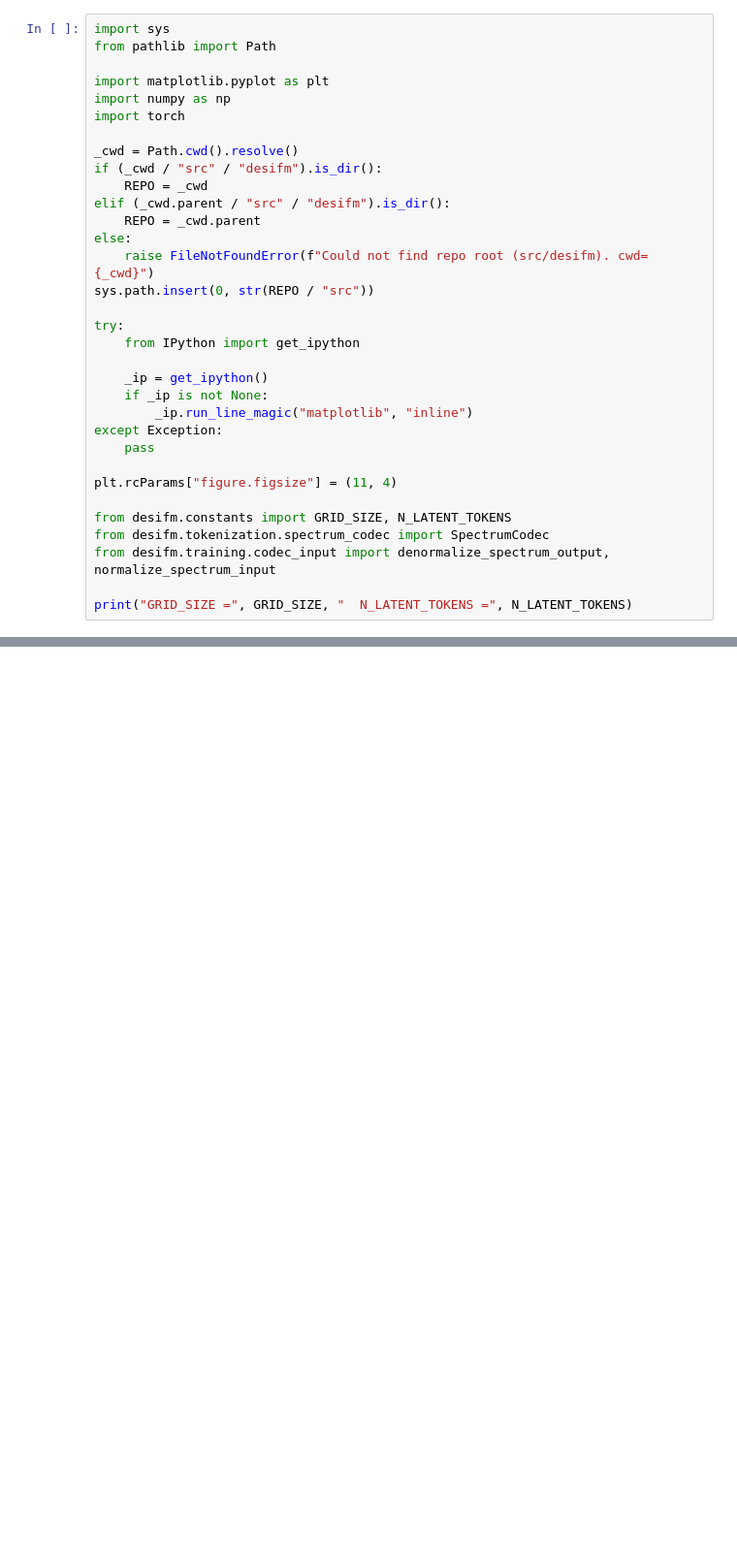
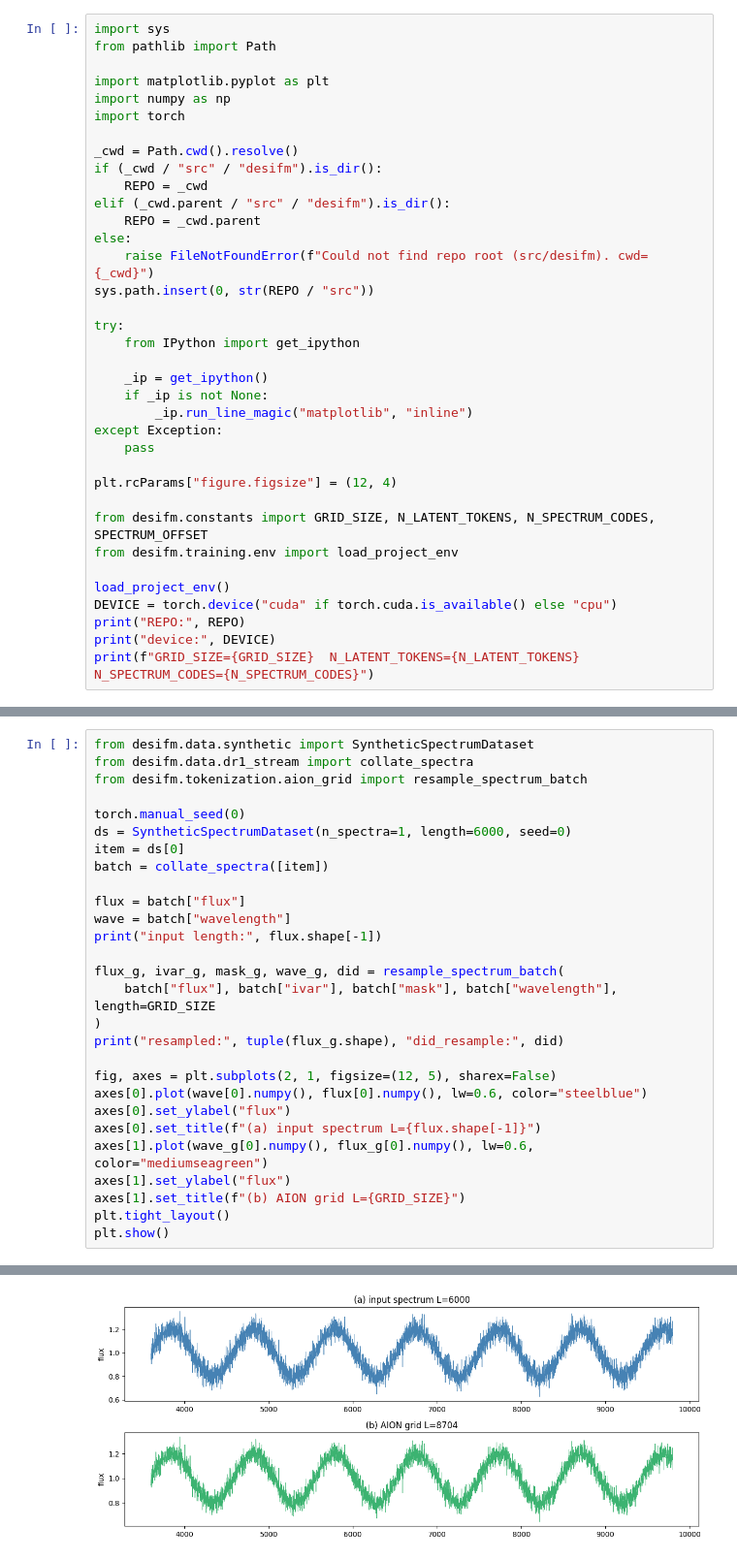
Before and after one commit to Joe2k/SpectrumFoundationModel, a Jupyter notebook: notebooks/02_phase_codec.ipynb, the cells around one changed output, grey strips where cells are left out. Shown at 97% size. Saved outputs shown, nothing was run; the diff lists cells and outputs as text; blank space fills up the shorter version.

```diff
--- a/notebooks/02_phase_codec.ipynb
+++ b/notebooks/02_phase_codec.ipynb
@@ -32,10 +42,13 @@ try:
 except Exception:
     pass
 
-plt.rcParams["figure.figsize"] = (11, 4)
+plt.rcParams["figure.figsize"] = (12, 4)
 
-from desifm.constants import GRID_SIZE, N_LATENT_TOKENS
-from desifm.tokenization.spectrum_codec import SpectrumCodec
-from desifm.training.codec_input import denormalize_spectrum_output, normalize_spectrum_input
+from desifm.constants import GRID_SIZE, N_LATENT_TOKENS, N_SPECTRUM_CODES, SPECTRUM_OFFSET
+from desifm.training.env import load_project_env
 
-print("GRID_SIZE =", GRID_SIZE, "  N_LATENT_TOKENS =", N_LATENT_TOKENS)
+load_project_env()
+DEVICE = torch.device("cuda" if torch.cuda.is_available() else "cpu")
+print("REPO:", REPO)
+print("device:", DEVICE)
+print(f"GRID_SIZE={GRID_SIZE}  N_LATENT_TOKENS={N_LATENT_TOKENS}  N_SPECTRUM_CODES={N_SPECTRUM_CODES}")
@@ -109,0 +63,29 @@ python scripts/train_codec.py --manifest /path/to/manifest.jsonl --run-name code
+# %%
+from desifm.data.synthetic import SyntheticSpectrumDataset
+from desifm.data.dr1_stream import collate_spectra
+from desifm.tokenization.aion_grid import resample_spectrum_batch
+
+torch.manual_seed(0)
+ds = SyntheticSpectrumDataset(n_spectra=1, length=6000, seed=0)
+item = ds[0]
+batch = collate_spectra([item])
+
+flux = batch["flux"]
+wave = batch["wavelength"]
+print("input length:", flux.shape[-1])
+
+flux_g, ivar_g, mask_g, wave_g, did = resample_spectrum_batch(
+    batch["flux"], batch["ivar"], batch["mask"], batch["wavelength"], length=GRID_SIZE
+)
+print("resampled:", tuple(flux_g.shape), "did_resample:", did)
+
+fig, axes = plt.subplots(2, 1, figsize=(12, 5), sharex=False)
+axes[0].plot(wave[0].numpy(), flux[0].numpy(), lw=0.6, color="steelblue")
+axes[0].set_ylabel("flux")
+axes[0].set_title(f"(a) input spectrum L={flux.shape[-1]}")
+axes[1].plot(wave_g[0].numpy(), flux_g[0].numpy(), lw=0.6, color="mediumseagreen")
+axes[1].set_ylabel("flux")
+axes[1].set_title(f"(b) AION grid L={GRID_SIZE}")
+plt.tight_layout()
+plt.show()
+# %% [output]
@@ -109,0 +94 @@ python scripts/train_codec.py --manifest /path/to/manifest.jsonl --run-name code
+[figure, added]
```
Also changed, not shown: parts of 23 cells of this notebook, 7 other files.
